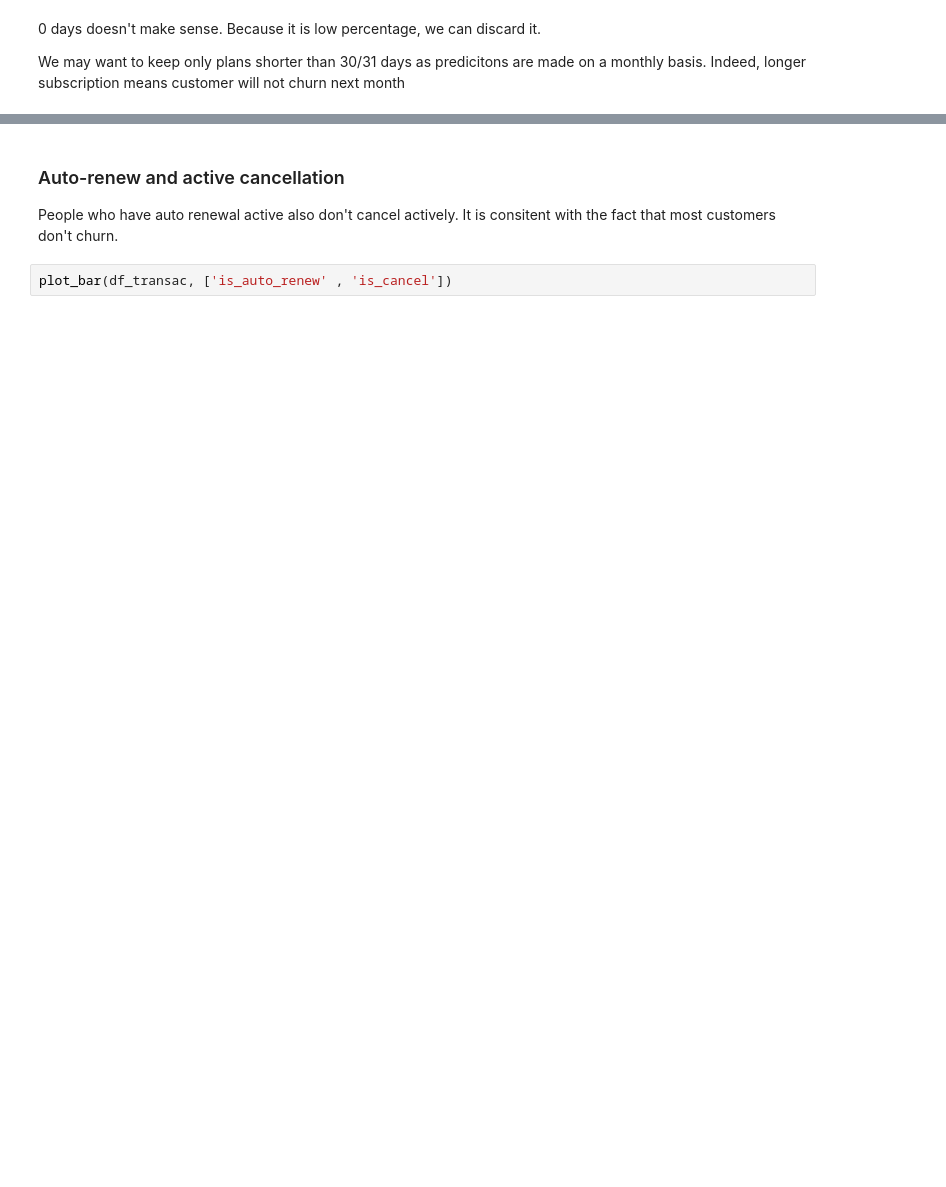
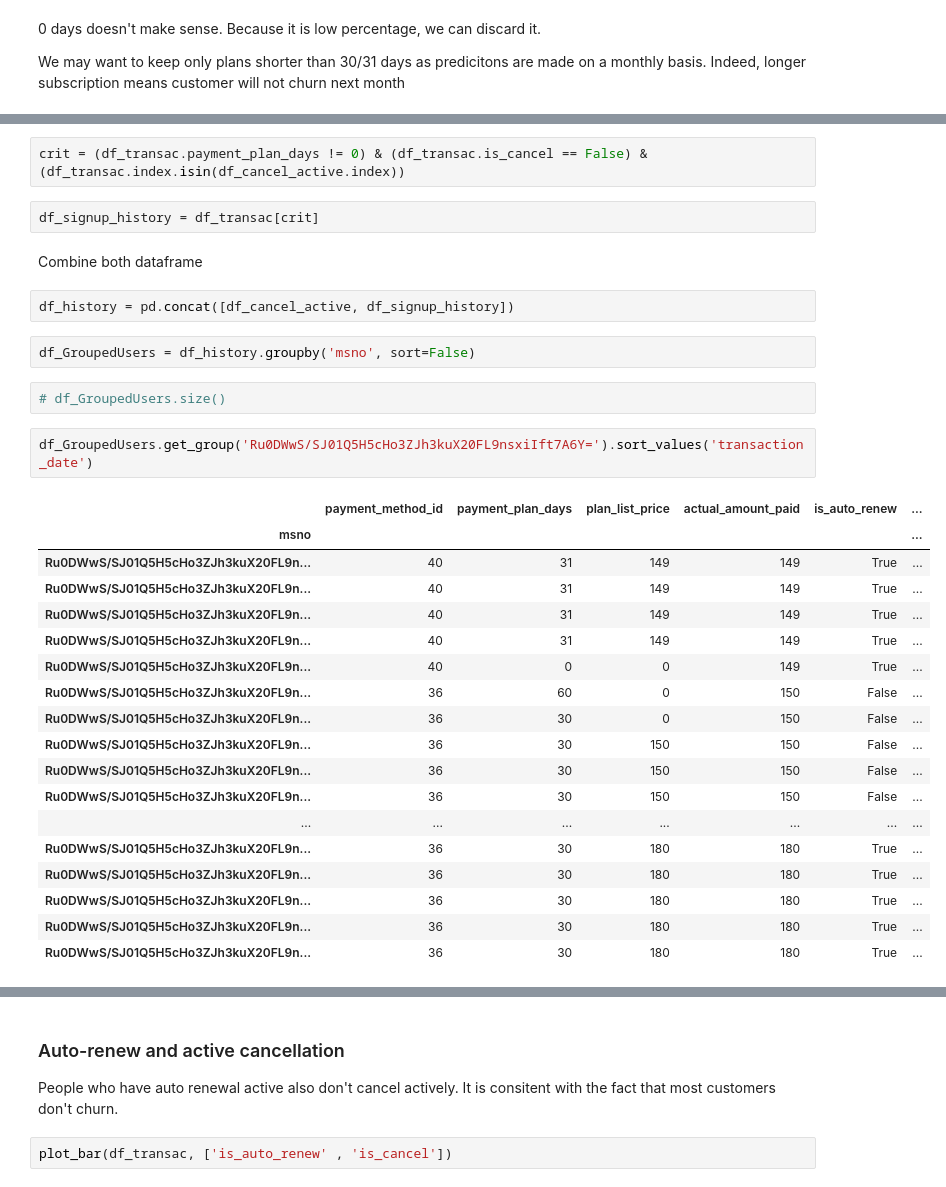
Before and after one commit to cedricherman/Churn_Prediction_KKBOX, a Jupyter notebook: notebooks/KKBOX_Data_Exploration_Transactions.ipynb, the cells around one changed output, grey strips where cells are left out. Saved outputs shown, nothing was run; the diff lists cells and outputs as text; blank space fills up the shorter version.

```diff
--- a/notebooks/KKBOX_Data_Exploration_Transactions.ipynb
+++ b/notebooks/KKBOX_Data_Exploration_Transactions.ipynb
@@ -251,0 +264,33 @@ plot_bar(df_transac, ['payment_plan_days'])
+# %%
+crit = (df_transac.payment_plan_days != 0) & (df_transac.is_cancel == False) & (df_transac.index.isin(df_cancel_active.index))
+# %%
+df_signup_history = df_transac[crit]
+# %% [markdown]
+Combine both dataframe
+# %%
+df_history = pd.concat([df_cancel_active, df_signup_history])
+# %%
+df_GroupedUsers = df_history.groupby('msno', sort=False)
+# %%
+# df_GroupedUsers.size()
+# %%
+df_GroupedUsers.get_group('Ru0DWwS/SJ01Q5H5cHo3ZJh3kuX20FL9nsxiIft7A6Y=').sort_values('transaction_date')
+# %% [output]
+|  | payment_method_id | payment_plan_days | plan_list_price | actual_amount_paid | is_auto_renew | ... |
+| msno |  |  |  |  |  | ... |
+| Ru0DWwS/SJ01Q5H5cHo3ZJh3kuX20FL9n... | 40 | 31 | 149 | 149 | True | ... |
+| Ru0DWwS/SJ01Q5H5cHo3ZJh3kuX20FL9n... | 40 | 31 | 149 | 149 | True | ... |
+| Ru0DWwS/SJ01Q5H5cHo3ZJh3kuX20FL9n... | 40 | 31 | 149 | 149 | True | ... |
+| Ru0DWwS/SJ01Q5H5cHo3ZJh3kuX20FL9n... | 40 | 31 | 149 | 149 | True | ... |
+| Ru0DWwS/SJ01Q5H5cHo3ZJh3kuX20FL9n... | 40 | 0 | 0 | 149 | True | ... |
+| Ru0DWwS/SJ01Q5H5cHo3ZJh3kuX20FL9n... | 36 | 60 | 0 | 150 | False | ... |
+| Ru0DWwS/SJ01Q5H5cHo3ZJh3kuX20FL9n... | 36 | 30 | 0 | 150 | False | ... |
+| Ru0DWwS/SJ01Q5H5cHo3ZJh3kuX20FL9n... | 36 | 30 | 150 | 150 | False | ... |
+| Ru0DWwS/SJ01Q5H5cHo3ZJh3kuX20FL9n... | 36 | 30 | 150 | 150 | False | ... |
+| Ru0DWwS/SJ01Q5H5cHo3ZJh3kuX20FL9n... | 36 | 30 | 150 | 150 | False | ... |
+| ... | ... | ... | ... | ... | ... | ... |
+| Ru0DWwS/SJ01Q5H5cHo3ZJh3kuX20FL9n... | 36 | 30 | 180 | 180 | True | ... |
+| Ru0DWwS/SJ01Q5H5cHo3ZJh3kuX20FL9n... | 36 | 30 | 180 | 180 | True | ... |
+| Ru0DWwS/SJ01Q5H5cHo3ZJh3kuX20FL9n... | 36 | 30 | 180 | 180 | True | ... |
+| Ru0DWwS/SJ01Q5H5cHo3ZJh3kuX20FL9n... | 36 | 30 | 180 | 180 | True | ... |
+| Ru0DWwS/SJ01Q5H5cHo3ZJh3kuX20FL9n... | 36 | 30 | 180 | 180 | True | ... |
```
Also changed, not shown: parts of 42 cells of this notebook.
